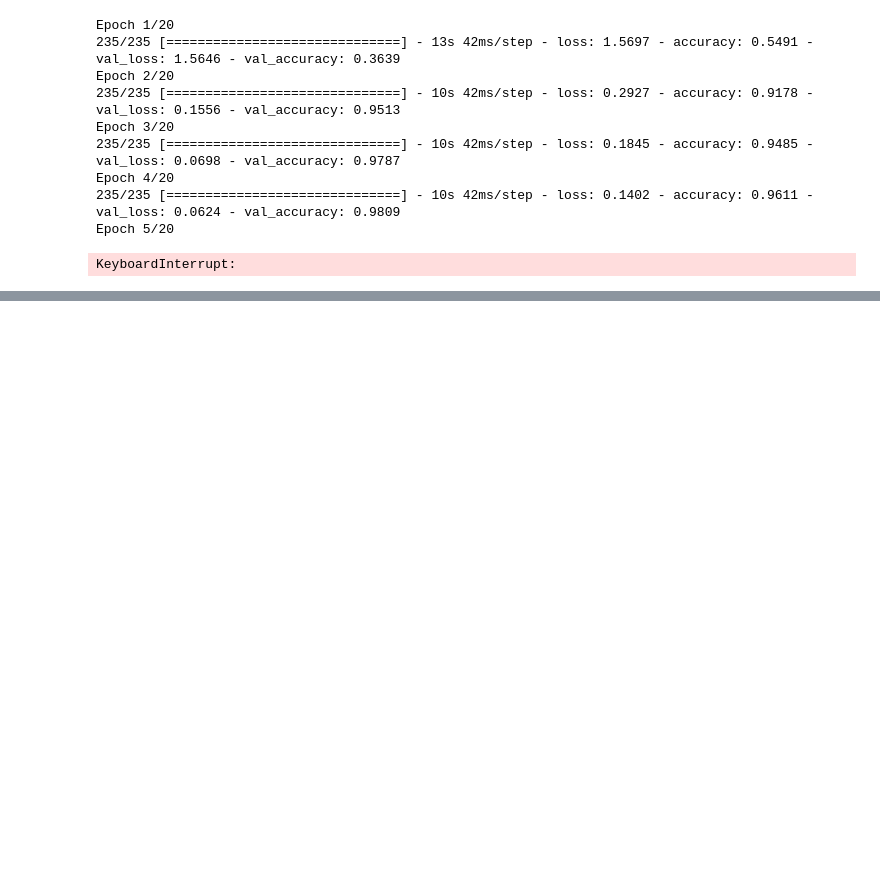
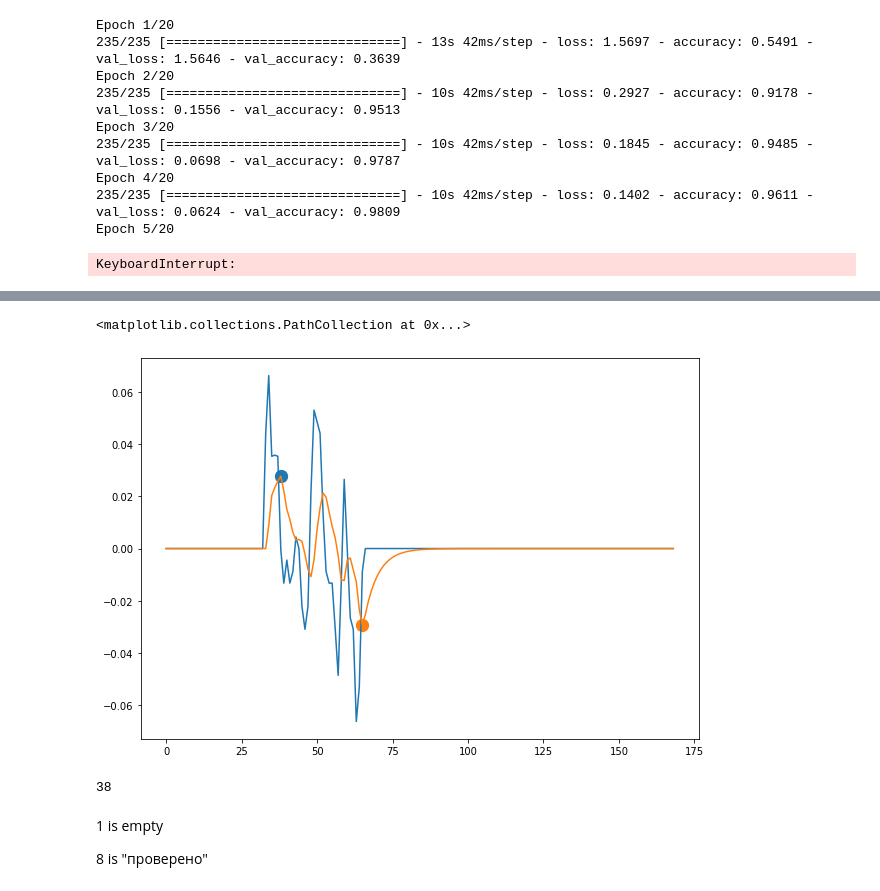
Before and after one commit to dkagramanyan/aist_2023, a Jupyter notebook: digits_classication.ipynb, the cells around one changed output, grey strips where cells are left out. Drawn from its saved outputs; the diff is of its cells as text; code cells hidden in the pictures; blank space fills up the shorter version.

```diff
--- a/digits_classication.ipynb
+++ b/digits_classication.ipynb
@@ -155,0 +177,43 @@ np.argmax(res)
+# %%
+mean_pixel_column=[]
+for j in range(gra_f.shape[1]):
+    pixels=[]
+    for i in range(gra_f.shape[0]):
+        pixels.append(gra_f[i,j])
+    mean_pixel_column.append(np.mean(pixels))
+
+deriv=np.gradient(mean_pixel_column)
+
+fit1 = SimpleExpSmoothing(deriv).fit(smoothing_level=0.2,optimized=False).fittedvalues
+
+
+x_min=find_peaks(fit1,)[0][0]
+# x_min=argrelextrema(fit1, np.greater)[0][-1]
+y_min=fit1[x_min]
+
+# peaks, _ = find_peaks(-fit1,)
+peaks= argrelextrema(fit1, np.less)[0]
+diffs=np.diff(peaks)
+
+# x_max=peaks[np.where(diffs>15)[0][-1]]
+x_max=argrelextrema(fit1, np.less)[0][-1]
+y_max=fit1[x_max]
+
+
+plt.figure(figsize=(10,7))
+plt.plot(deriv)
+plt.plot(fit1)
+
+plt.scatter(x_min,y_min, s=150)
+plt.scatter(x_max,y_max,s=150)
+# %% [output]
+<matplotlib.collections.PathCollection at 0x...>
+[figure, added]
+# %%
+find_peaks(fit1,)[0][0]
+# %% [output]
+38
+# %% [markdown]
+1 is empty
+
+8 is "проверено"
```
Also changed, not shown: parts of 10 cells of this notebook, 1 other file.
